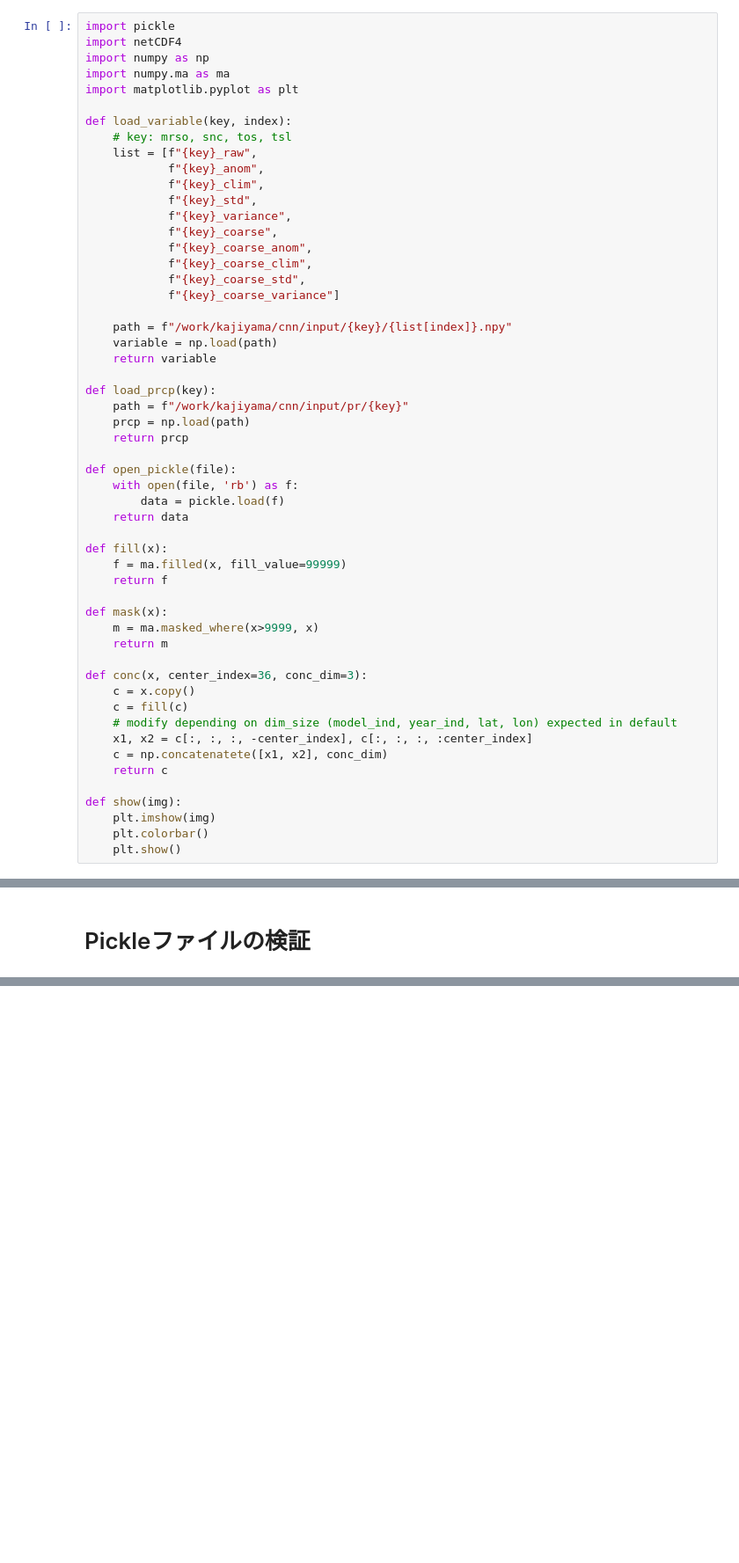
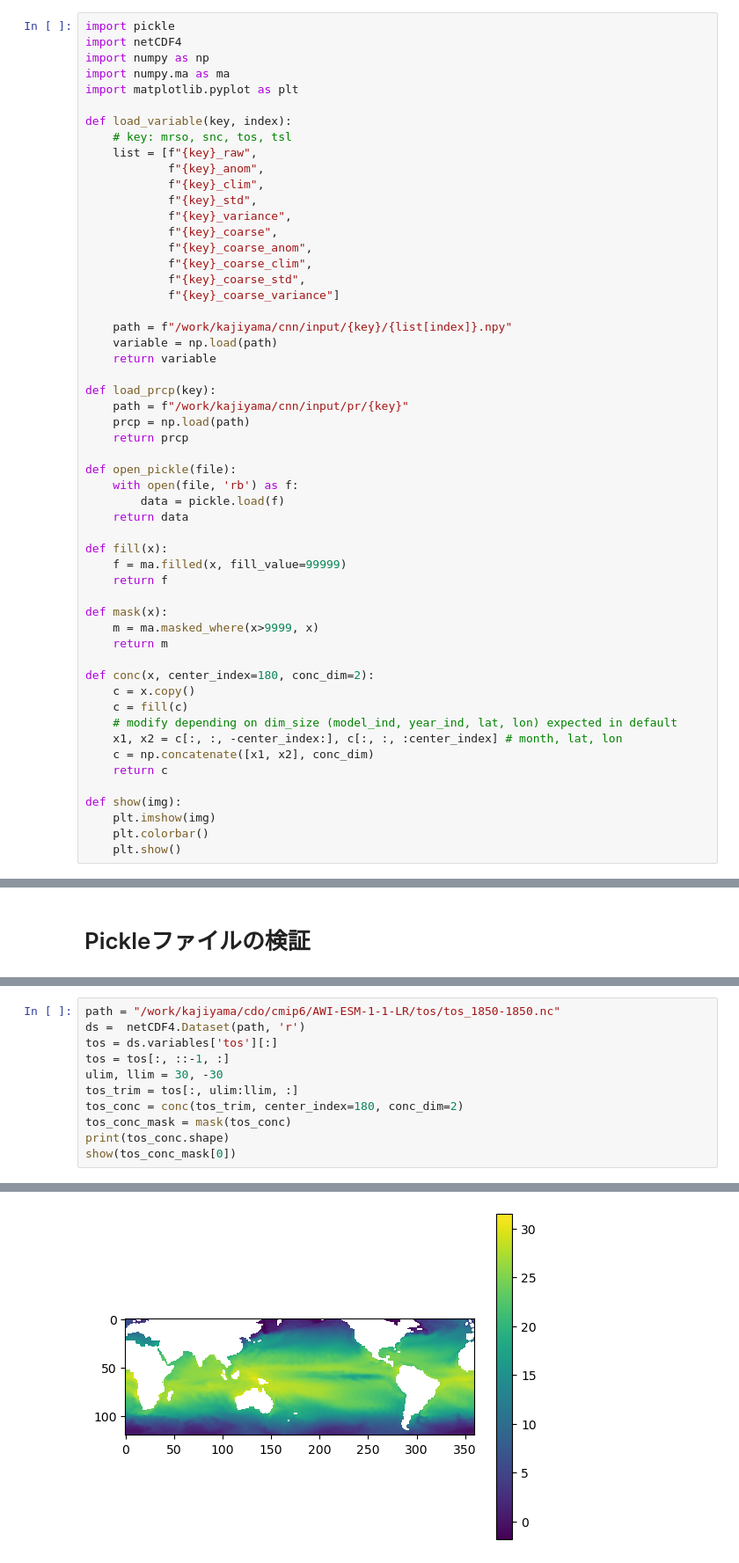
Before and after one commit to HalKiyo/xeno_jupyter_test, a Jupyter notebook: space_test/data_bug.ipynb, the cells around one changed output, grey strips where cells are left out. Shown at 88% size. Cells and saved outputs as stored; diff of their text form; blank space fills up the shorter version.

```diff
--- a/space_test/data_bug.ipynb
+++ b/space_test/data_bug.ipynb
@@ -40,12 +40,12 @@ def mask(x):
     m = ma.masked_where(x>9999, x)
     return m
 
-def conc(x, center_index=36, conc_dim=3):
+def conc(x, center_index=180, conc_dim=2):
     c = x.copy()
     c = fill(c)
     # modify depending on dim_size (model_ind, year_ind, lat, lon) expected in default
-    x1, x2 = c[:, :, :, -center_index], c[:, :, :, :center_index]
-    c = np.concatenatete([x1, x2], conc_dim)
+    x1, x2 = c[:, :, -center_index:], c[:, :, :center_index] # month, lat, lon
+    c = np.concatenate([x1, x2], conc_dim)
     return c
 
 def show(img):
@@ -100,0 +115,12 @@ show(tos[0])
+# %%
+path = "/work/kajiyama/cdo/cmip6/AWI-ESM-1-1-LR/tos/tos_1850-1850.nc"
+ds =  netCDF4.Dataset(path, 'r')
+tos = ds.variables['tos'][:]
+tos = tos[:, ::-1, :]
+ulim, llim = 30, -30
+tos_trim = tos[:, ulim:llim, :]
+tos_conc = conc(tos_trim, center_index=180, conc_dim=2)
+tos_conc_mask = mask(tos_conc)
+print(tos_conc.shape)
+show(tos_conc_mask[0])
+# %% [output]
@@ -100,0 +128 @@ show(tos[0])
+[figure, added]
```
Also changed, not shown: parts of 9 cells of this notebook.
